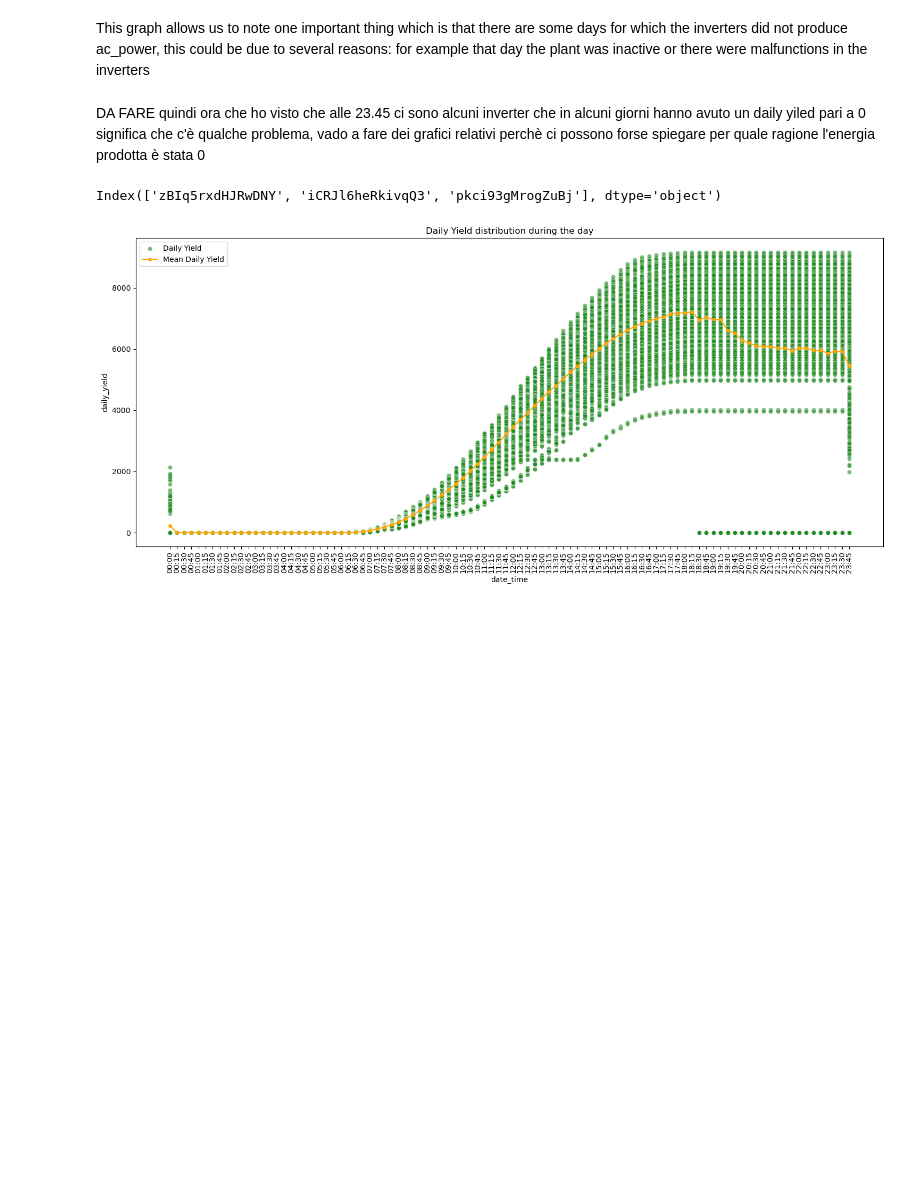
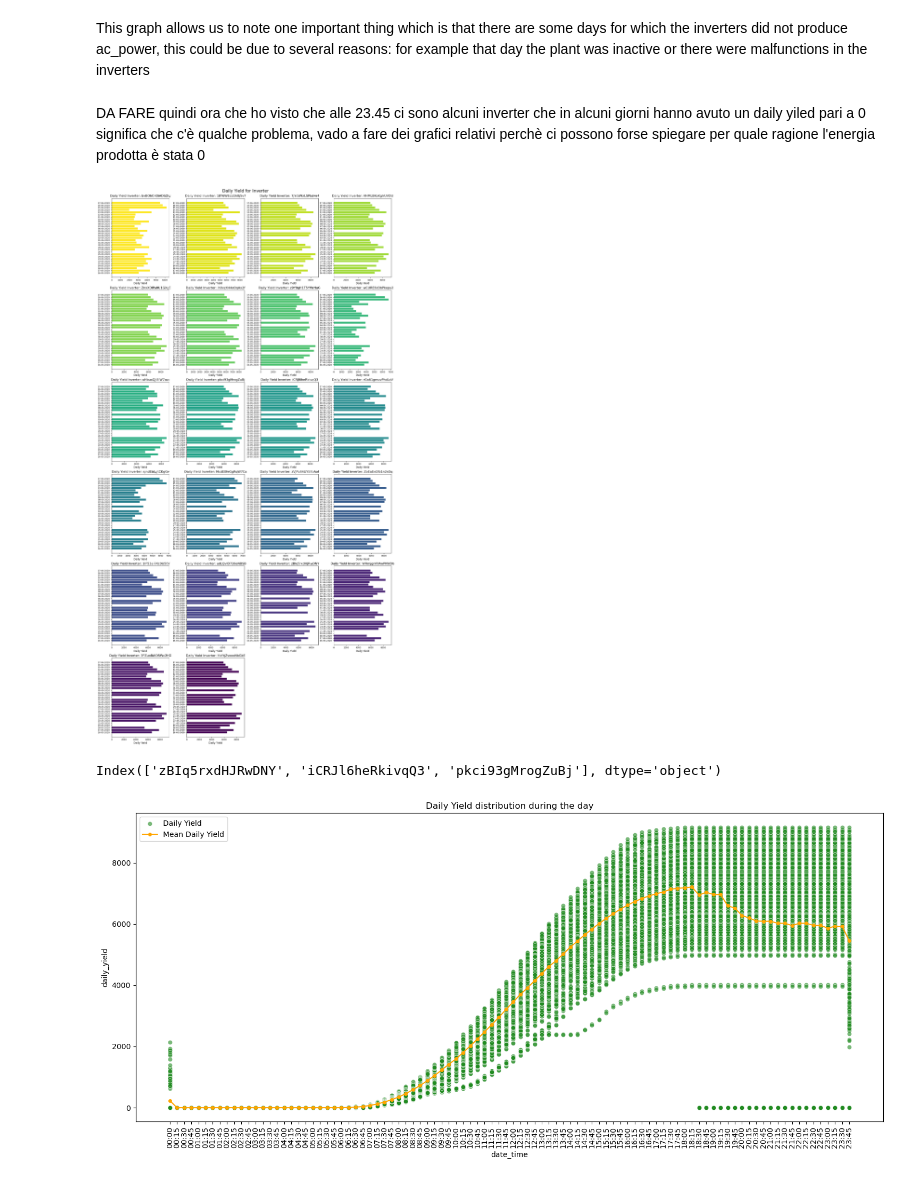
Before and after one commit to Christian-Braga/energy_forecast_ML, a Jupyter notebook: Chris_test_py.ipynb, the cells around one changed output. Cells and saved outputs as stored; diff of their text form; code cells hidden in the pictures; blank space fills up the shorter version.

```diff
--- a/Chris_test_py.ipynb
+++ b/Chris_test_py.ipynb
@@ -356,6 +387,28 @@ plt.show()
 This graph allows us to note one important thing which is that there are some days for which the inverters did not produce ac_power, this could be due to several reasons: for example that day the plant was inactive or there were malfunctions in the inverters
 # %% [markdown]
 DA FARE quindi ora che ho visto che alle 23.45 ci sono alcuni inverter che in alcuni giorni hanno avuto un daily yiled pari a 0 significa che c'è qualche problema, vado a fare dei grafici relativi perchè ci possono forse spiegare per quale ragione l'energia prodotta è stata 0
+# %%
+#plotting the daily yiled of each inverter for all the days
+num_inverters = len(p1_invertes)
+num_cols = 4
+num_rows = (num_inverters + num_cols - 1) // num_cols
+fig, axs = plt.subplots(num_rows, num_cols, figsize=(16, 5 * num_rows), constrained_layout=True)
+axs = axs.flatten()
+colors = plt.cm.viridis_r(np.linspace(0, 1, num_inverters))
+for idx, i in enumerate(p1_invertes):
+    daily_yield = p1_gen_df[p1_gen_df['date_time'].dt.time == pd.to_datetime('23:45:00').time()]
+    invert_dy = daily_yield[daily_yield['source_key'] == i]
+    axs[idx].barh(invert_dy['date_time'].dt.strftime('%d-%m-%Y'), invert_dy['daily_yield'], color=colors[idx])
+    axs[idx].set_title(f'Daily Yield Inverter: {i}', fontsize=12)
+    axs[idx].set_xlabel('Daily Yield', fontsize=10)
+    axs[idx].tick_params(axis='both', which='major', labelsize=8)
+for ax in axs[num_inverters:]:
+    fig.delaxes(ax)
+plt.suptitle('Daily Yield for Inverter', fontsize=16)
+plt.subplots_adjust(top=0.95)
+plt.show()
+# %% [output]
+[figure, added]
 # %%
 daily_yield = p1_gen_df[p1_gen_df['date_time'].dt.time == pd.to_datetime('23:45:00').time()]
 zero_production = daily_yield[daily_yield['daily_yield'] == 0.0]
```
Also changed, not shown: parts of 8 cells of this notebook.
